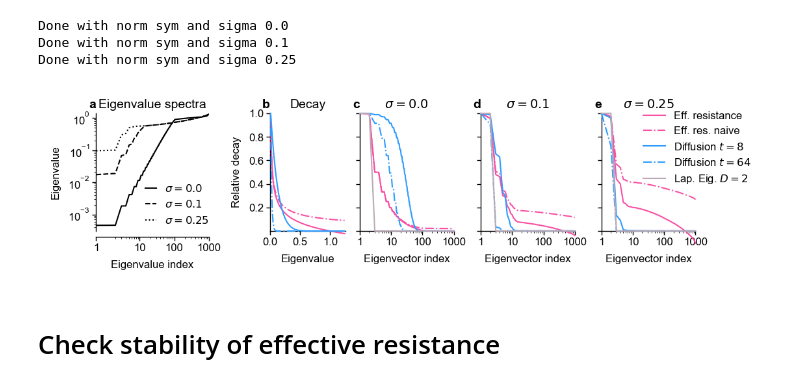
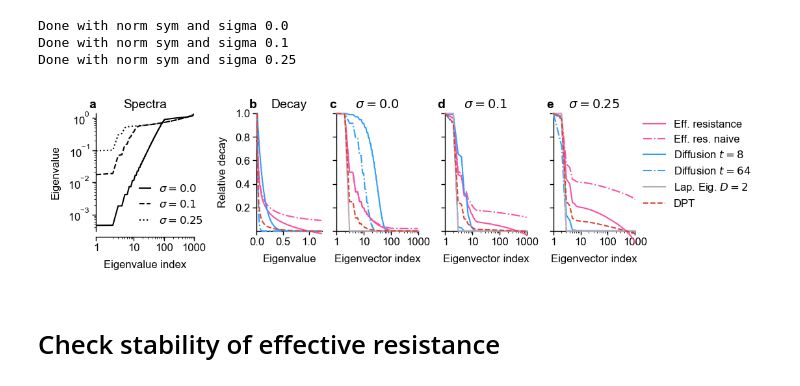
Before and after one commit to berenslab/eff-ph, a Jupyter notebook: notebooks/fig_spectral.ipynb, the cells around one changed output. Saved outputs shown, nothing was run; the diff lists cells and outputs as text; code cells hidden in the pictures.

```diff
--- a/notebooks/fig_spectral.ipynb
+++ b/notebooks/fig_spectral.ipynb
@@ -22,6 +22,8 @@ root_path = get_path("data")
 fig_path = os.path.join(root_path, "figures")
 # %% [markdown]
 # Eigenvector decay fig
+# %%
+dist_to_color["dpt"] = '#dd4231'  # add DPT color from below here as well
 # %%
 # get data
 seed = 0
@@ -88,7 +90,7 @@ ax[0].set_xticks([1, 10, 100, 1000])
 ax[0].set_xticklabels([1, 10, 100, 1000])
 
 ax[0].xaxis.set_minor_locator(matplotlib.ticker.LogLocator(base=10.0, subs=(0.1, 0.2, 0.3, 0.4, 0.5,  0.6, 0.7, 0.8, 0.9)))
-ax[0].set_title("Eigenvalue spectra")
+ax[0].set_title("Spectra")
 ax[0].set_title(
     letters[0],
     ha="right",
@@ -99,15 +101,16 @@ ax[0].set_ylabel("Eigenvalue")
 ax[0].set_xlabel("Eigenvalue index")
 
 
-cmap = matplotlib.cm.get_cmap('tab20')
+cmap = plt.get_cmap('tab20')
 
 # panel b with the eigenvector decay functions
 n_xvals = 100
 possible_evals = np.arange(1, 1.25* n_xvals) / n_xvals
-ax[1].plot(possible_evals, eff_res_corr_decay(possible_evals), label="eff res corr", c=dist_to_color["eff_res"], zorder=10, clip_on=False)
-ax[1].plot(possible_evals, eff_res_decay(possible_evals), label="eff res", c=dist_to_color["eff_res"], linestyle="dashdot", zorder=10, clip_on=False)
-ax[1].plot(possible_evals, diffusion_decay(possible_evals, t=8), label="Diffusion t=8", c=dist_to_color["diffusion"], zorder=10, clip_on=False)
-ax[1].plot(possible_evals, diffusion_decay(possible_evals, t=64), label="Diffusion t=64", c=dist_to_color["diffusion"], linestyle="dashdot", zorder=10, clip_on=False)
+ax[1].plot(possible_evals, eff_res_corr_decay(possible_evals), label="Eff. resistance", c=dist_to_color["eff_res"], zorder=10, clip_on=False)
+ax[1].plot(possible_evals, eff_res_decay(possible_evals), label="Eff. res. naive", c=dist_to_color["eff_res"], linestyle="dashdot", zorder=10, clip_on=False)
+ax[1].plot(possible_evals, diffusion_decay(possible_evals, t=8), label="Diffusion $t = 8$", c=dist_to_color["diffusion"], zorder=10, clip_on=False)
+ax[1].plot(possible_evals, diffusion_decay(possible_evals, t=64), label="Diffusion $t = 64$", c=dist_to_color["diffusion"], linestyle="dashdot", zorder=10, clip_on=False)
+ax[1].plot(possible_evals, dpt_decay(possible_evals), label="DPT", c=dist_to_color["dpt"], linestyle="dashed", zorder=10, clip_on=False)
 
 ax[1].set_xticks([0, 0.5, 1.0])
 ax[1].set_ylim(0.001, 1)
@@ -131,35 +134,36 @@ for i, sigma in enumerate([0.0, 0.1, 0.25]):
     i = i+2
     ax[i].plot(np.arange(1, 999), eff_res_corr_decay(evals["sym"][sigma][1:]), label="Eff. resistance", c=dist_to_color["eff_res"], clip_on=False, zorder =5)
     ax[i].plot(np.arange(1, 999), eff_res_decay(evals["sym"][sigma][1:]), label="Eff. res. naive", c=dist_to_color["eff_res"], clip_on=False, linestyle="dashdot", zorder =5)
     ax[i].plot(np.arange(1, 999), diffusion_decay(evals["sym"][sigma][1:], t=8), label="Diffusion $t = 8$", c=dist_to_color["diffusion"], clip_on=False, zorder =5)
     ax[i].plot(np.arange(1, 999), diffusion_decay(evals["sym"][sigma][1:], t=64), label="Diffusion $t = 64$", c=dist_to_color["diffusion"], clip_on=False, linestyle="dashdot", zorder =5)
     ax[i].plot(np.arange(1, 999), lap_eig_decay(evals["sym"][sigma][1:], n_evecs=2), label="Lap. Eig. $D=2$", c=dist_to_color["spectral"], clip_on=False, zorder =5)
+    ax[i].plot(np.arange(1, 999), dpt_decay(evals["sym"][sigma][1:]), label="DPT", c=dist_to_color["dpt"], linestyle="dashed", clip_on=False, zorder =5)
 
     ax[i].set_xscale("log")
     ax[i].set_xscale("log")
     ax[i].set_ylim(0, 1)
     ax[i].set_xlim(1, 1000)
 
     ax[i].spines['left'].set_position(('data', 1))
     ax[i].spines['bottom'].set_position(('data', 0))
 
     if i != 0:
         ax[i].set_yticklabels([])
     ax[i].set_xlabel("Eigenvector index")
     ax[i].set_xticks([1, 10, 100, 1000])
     ax[i].set_xticklabels([1, 10, 100, 1000], zorder=6)
     if i == 4:
-        ax[i].legend(frameon=False, loc=(0.4,0.35))
+        ax[i].legend(frameon=False, loc=(1.05,0.15))
     ax[i].set_title(f"$\sigma = {sigma}$")
     ax[i].set_title(
     letters[i],
     ha="right",
     loc="left",
     fontweight="bold",
 )
 fig.savefig(os.path.join(fig_path, "fig_eig_decay_log.pdf"))
 # %% [output]
-[figure, old version]
+[figure, new version]
 # %% [markdown]
 # Check stability of effective resistance
 # %%
```
Also changed, not shown: parts of 13 cells of this notebook.
